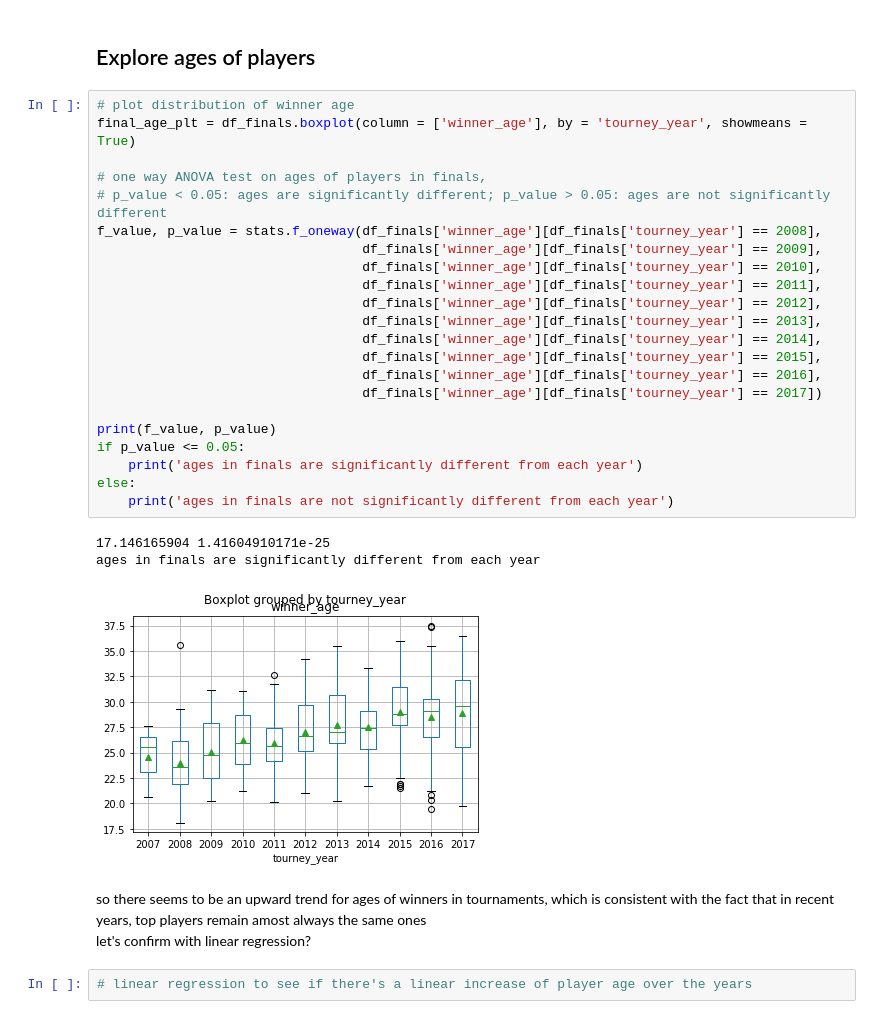
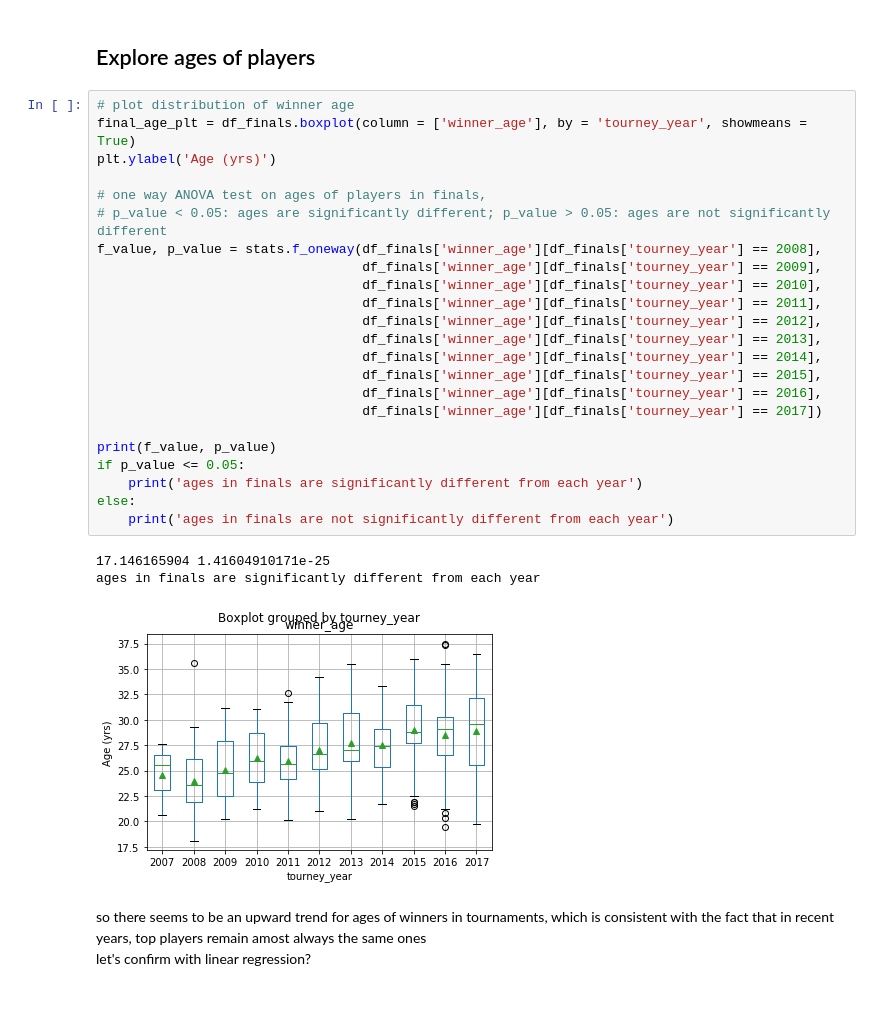
Before and after one commit to Linn39/Tennis_Analysis, a Jupyter notebook: notebooks/ATP_finals_yr08-17.ipynb, the cells around one changed output. Drawn from its saved outputs; the diff is of its cells as text.

```diff
--- a/notebooks/ATP_finals_yr08-17.ipynb
+++ b/notebooks/ATP_finals_yr08-17.ipynb
@@ -27,31 +28,30 @@ df_finals = pd.read_csv(file_path)
 # %%
 # plot distribution of winner age
 final_age_plt = df_finals.boxplot(column = ['winner_age'], by = 'tourney_year', showmeans = True)
+plt.ylabel('Age (yrs)')
 
 # one way ANOVA test on ages of players in finals,
 # p_value < 0.05: ages are significantly different; p_value > 0.05: ages are not significantly different
 f_value, p_value = stats.f_oneway(df_finals['winner_age'][df_finals['tourney_year'] == 2008],
                                   df_finals['winner_age'][df_finals['tourney_year'] == 2009],
                                   df_finals['winner_age'][df_finals['tourney_year'] == 2010],
                                   df_finals['winner_age'][df_finals['tourney_year'] == 2011],
                                   df_finals['winner_age'][df_finals['tourney_year'] == 2012],
                                   df_finals['winner_age'][df_finals['tourney_year'] == 2013],
                                   df_finals['winner_age'][df_finals['tourney_year'] == 2014],
                                   df_finals['winner_age'][df_finals['tourney_year'] == 2015],
                                   df_finals['winner_age'][df_finals['tourney_year'] == 2016],
                                   df_finals['winner_age'][df_finals['tourney_year'] == 2017])
 
 print(f_value, p_value)
 if p_value <= 0.05:
     print('ages in finals are significantly different from each year')
 else:
     print('ages in finals are not significantly different from each year')
 # %% [output]
 17.146165904 1.41604910171e-25
 ages in finals are significantly different from each year
-[figure, old version]
+[figure, new version]
 # %% [markdown]
 so there seems to be an upward trend for ages of winners in tournaments, which is consistent with the fact that in recent years, top players remain amost always the same ones
 <br>let's confirm with linear regression?
-# %%
-# linear regression to see if there's a linear increase of player age over the years
```
Also changed, not shown: parts of 10 cells of this notebook.
